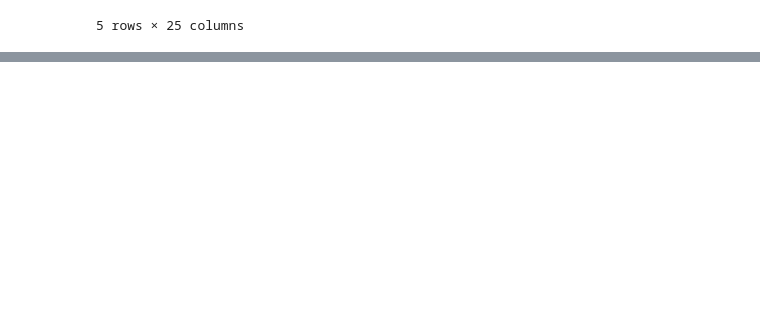
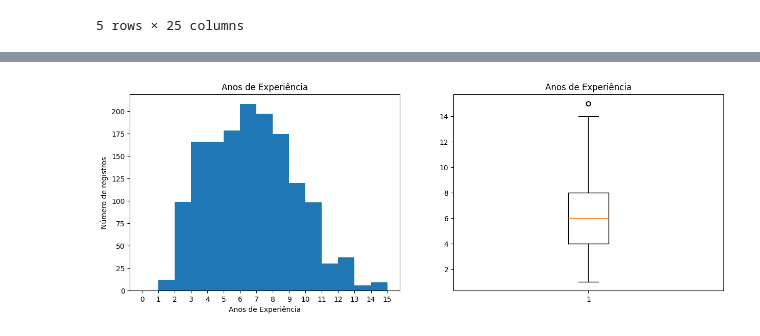
Before and after one commit to LucasDSF7/Data-Analysis-Puc-Rio, a Jupyter notebook: mvp/ia_jobs_market.ipynb, the cells around one changed output, grey strips where cells are left out. Cells and saved outputs as stored; diff of their text form; code cells hidden in the pictures; blank space fills up the shorter version.

```diff
--- a/mvp/ia_jobs_market.ipynb
+++ b/mvp/ia_jobs_market.ipynb
@@ -97,7 +99,7 @@ import seaborn as sns
 import warnings
 warnings.filterwarnings('ignore')
 # %%
-df = pd.read_csv('data/ai_jobs_market_2025_2026.csv')
+df = pd.read_csv('https://raw.githubusercontent.com/LucasDSF7/Data-Analysis-Puc-Rio/refs/heads/master/mvp/data/ai_jobs_market_2025_2026.csv')
 df.head()
 # %% [output]
 |  | job_id | job_title | job_category | experience_level | years_of_experience | education_required | ... |
@@ -109,0 +168,5 @@ df.head()
+# %%
+df_copy = df.copy(deep=True)
+# %%
+df_copy.drop(columns=['salary_min_usd', 'salary_max_usd', 'is_senior', 'is_remote_friendly', 'salary_tier', 'job_id'], inplace=True)
+df_copy.drop_duplicates(inplace=True)
@@ -109,0 +177,23 @@ df.head()
+# %%
+@dataclass
+class HistogramConfig:
+    sr: pd.Series
+    bins: list[int]
+    title: str
+    x_label: str = ''
+    y_label: str = 'Número de registros'
+
+
+def numeric_feature_hist_box_plots(config: HistogramConfig) -> None:
+    fig, ax = plt.subplots(1, 2, figsize=(15, 5))
+    # Fixing bins to later use in set_xticks method.
+    ax[0].hist(config.sr, bins=config.bins)
+    ax[0].set_xticks(config.bins)
+    ax[0].set_title(config.title)
+    ax[0].set_ylabel(config.y_label)
+    ax[0].set_xlabel(config.x_label)
+
+    ax[1].boxplot(config.sr)
+    ax[1].set_title(config.title)
+
+df_copy.describe()
@@ -109,0 +218,5 @@ df.head()
+# %%
+config = HistogramConfig(sr=df_copy['years_of_experience'], bins=list(range(0, 16)), title='Anos de Experiência', x_label='Anos de Experiência')
+numeric_feature_hist_box_plots(config)
+# %% [output]
+[figure, added]
```
Also changed, not shown: parts of 32 cells of this notebook.
